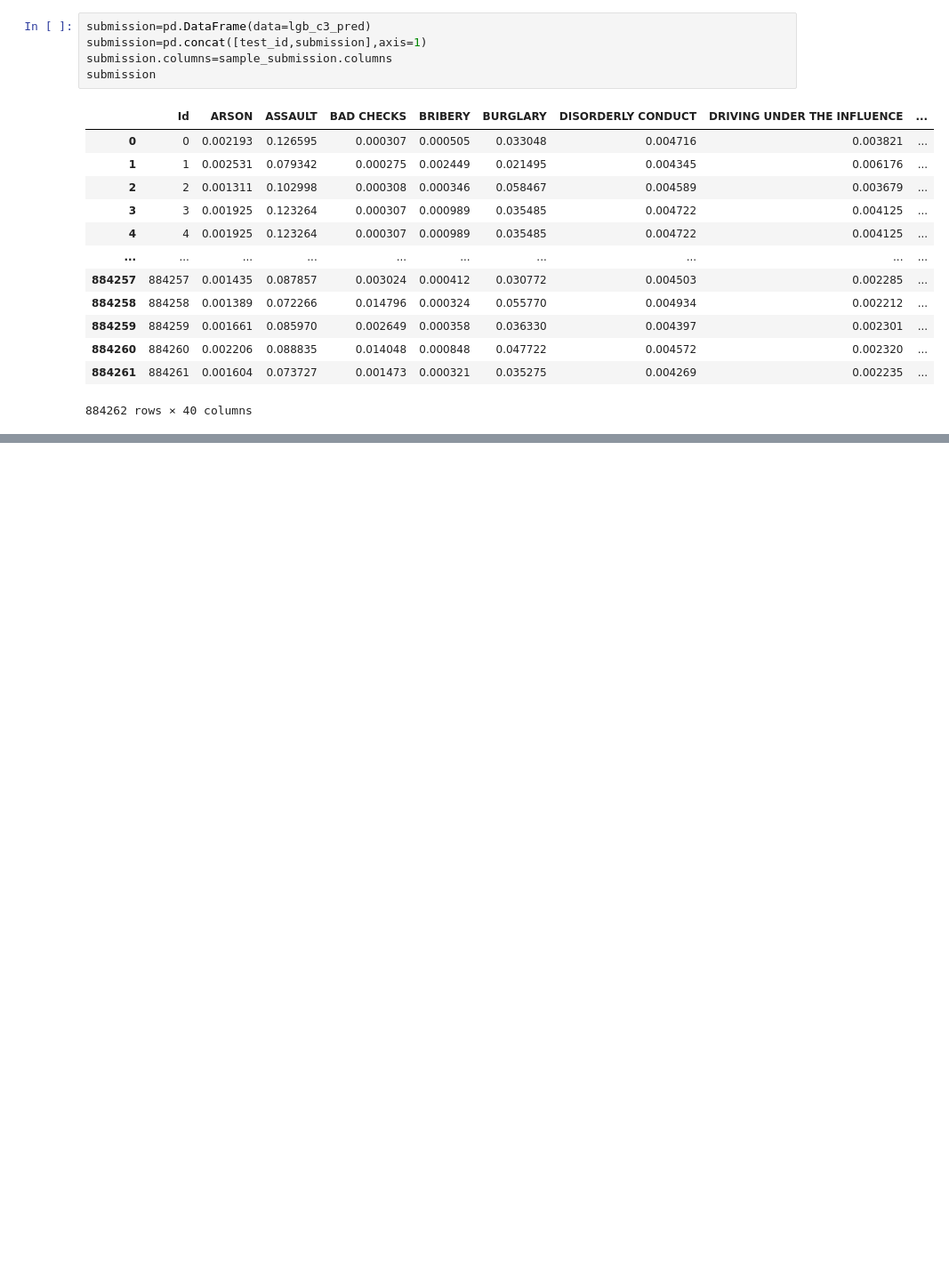
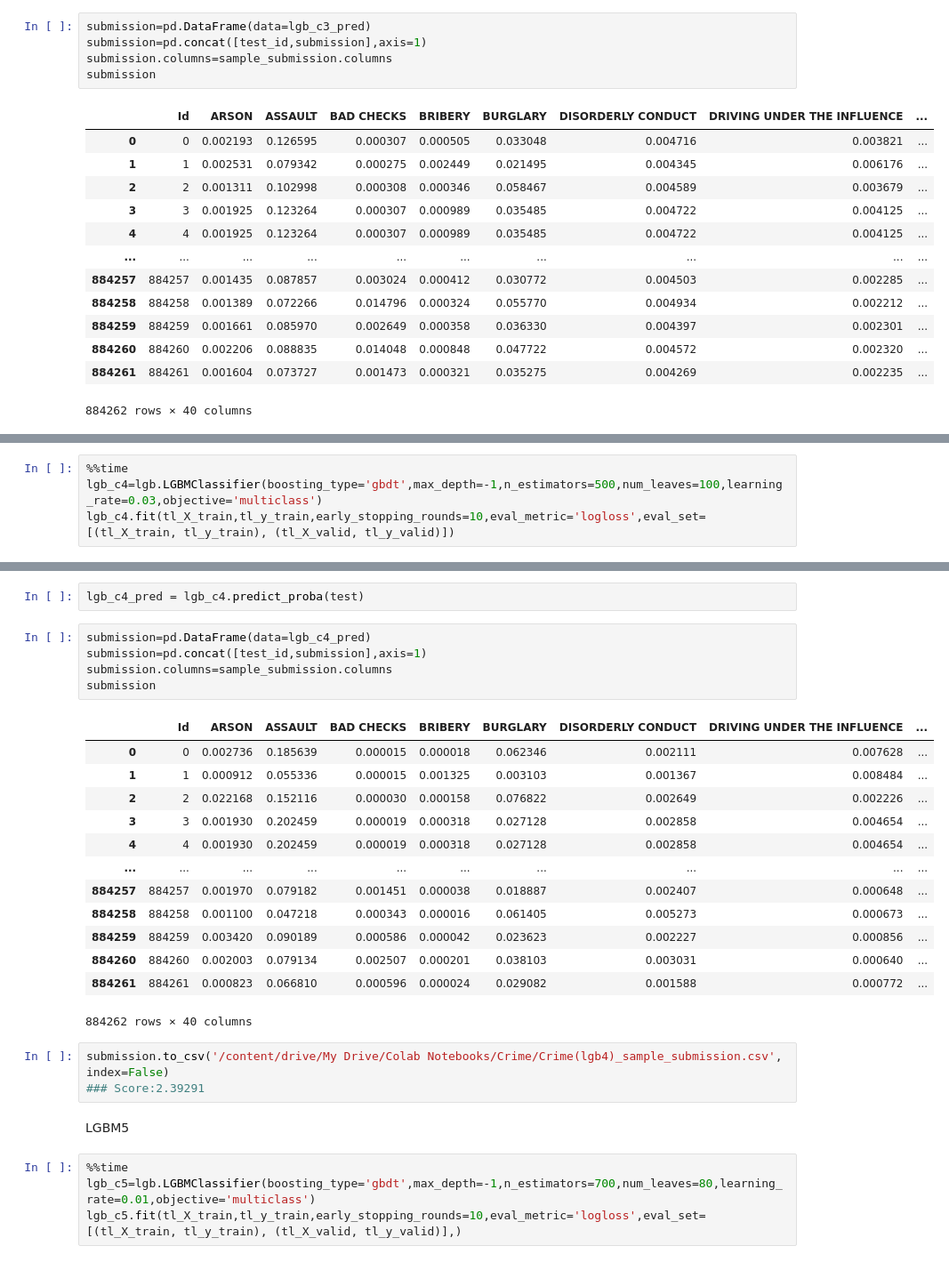
Before and after one commit to MLStudy24freecafe/Code, a Jupyter notebook: Crime(XGB,LGBM).ipynb, the cells around one changed output, grey strips where cells are left out. Shown: that part at 89% size. Cells and saved outputs as stored; diff of their text form; blank space fills up the shorter version.

```diff
--- a/Crime(XGB,LGBM).ipynb
+++ b/Crime(XGB,LGBM).ipynb
@@ -655,0 +732,4 @@ submission.to_csv('/content/drive/My Drive/Colab Notebooks/Crime/Crime(lgb3)_sam
+# %%
+%%time
+lgb_c4=lgb.LGBMClassifier(boosting_type='gbdt',max_depth=-1,n_estimators=500,num_leaves=100,learning_rate=0.03,objective='multiclass')
+lgb_c4.fit(tl_X_train,tl_y_train,early_stopping_rounds=10,eval_metric='logloss',eval_set=[(tl_X_train, tl_y_train), (tl_X_valid, tl_y_valid)])
@@ -655,0 +754,30 @@ submission.to_csv('/content/drive/My Drive/Colab Notebooks/Crime/Crime(lgb3)_sam
+# %%
+lgb_c4_pred = lgb_c4.predict_proba(test)
+# %%
+submission=pd.DataFrame(data=lgb_c4_pred)
+submission=pd.concat([test_id,submission],axis=1)
+submission.columns=sample_submission.columns
+submission
+# %% [output]
+|  | Id | ARSON | ASSAULT | BAD CHECKS | BRIBERY | BURGLARY | DISORDERLY CONDUCT | DRIVING UNDER THE INFLUENCE | ... |
+| 0 | 0 | 0.002736 | 0.185639 | 0.000015 | 0.000018 | 0.062346 | 0.002111 | 0.007628 | ... |
+| 1 | 1 | 0.000912 | 0.055336 | 0.000015 | 0.001325 | 0.003103 | 0.001367 | 0.008484 | ... |
+| 2 | 2 | 0.022168 | 0.152116 | 0.000030 | 0.000158 | 0.076822 | 0.002649 | 0.002226 | ... |
+| 3 | 3 | 0.001930 | 0.202459 | 0.000019 | 0.000318 | 0.027128 | 0.002858 | 0.004654 | ... |
+| 4 | 4 | 0.001930 | 0.202459 | 0.000019 | 0.000318 | 0.027128 | 0.002858 | 0.004654 | ... |
+| ... | ... | ... | ... | ... | ... | ... | ... | ... | ... |
+| 884257 | 884257 | 0.001970 | 0.079182 | 0.001451 | 0.000038 | 0.018887 | 0.002407 | 0.000648 | ... |
+| 884258 | 884258 | 0.001100 | 0.047218 | 0.000343 | 0.000016 | 0.061405 | 0.005273 | 0.000673 | ... |
+| 884259 | 884259 | 0.003420 | 0.090189 | 0.000586 | 0.000042 | 0.023623 | 0.002227 | 0.000856 | ... |
+| 884260 | 884260 | 0.002003 | 0.079134 | 0.002507 | 0.000201 | 0.038103 | 0.003031 | 0.000640 | ... |
+| 884261 | 884261 | 0.000823 | 0.066810 | 0.000596 | 0.000024 | 0.029082 | 0.001588 | 0.000772 | ... |
+884262 rows × 40 columns
+# %%
+submission.to_csv('/content/drive/My Drive/Colab Notebooks/Crime/Crime(lgb4)_sample_submission.csv', index=False)
+### Score:2.39291
+# %% [markdown]
+LGBM5
+# %%
+%%time
+lgb_c5=lgb.LGBMClassifier(boosting_type='gbdt',max_depth=-1,n_estimators=700,num_leaves=80,learning_rate=0.01,objective='multiclass')
+lgb_c5.fit(tl_X_train,tl_y_train,early_stopping_rounds=10,eval_metric='logloss',eval_set=[(tl_X_train, tl_y_train), (tl_X_valid, tl_y_valid)],)
```
Also changed, not shown: parts of 20 cells of this notebook.
